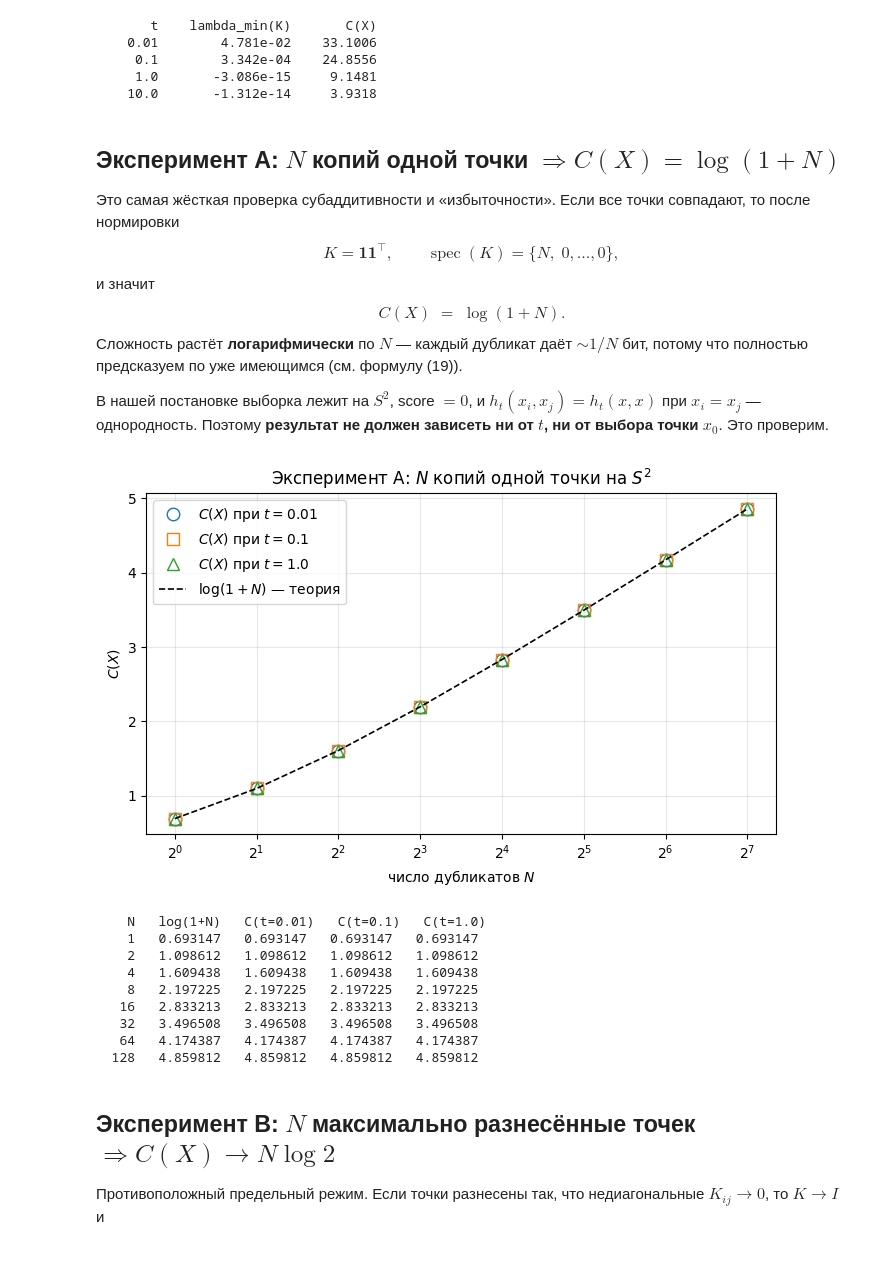
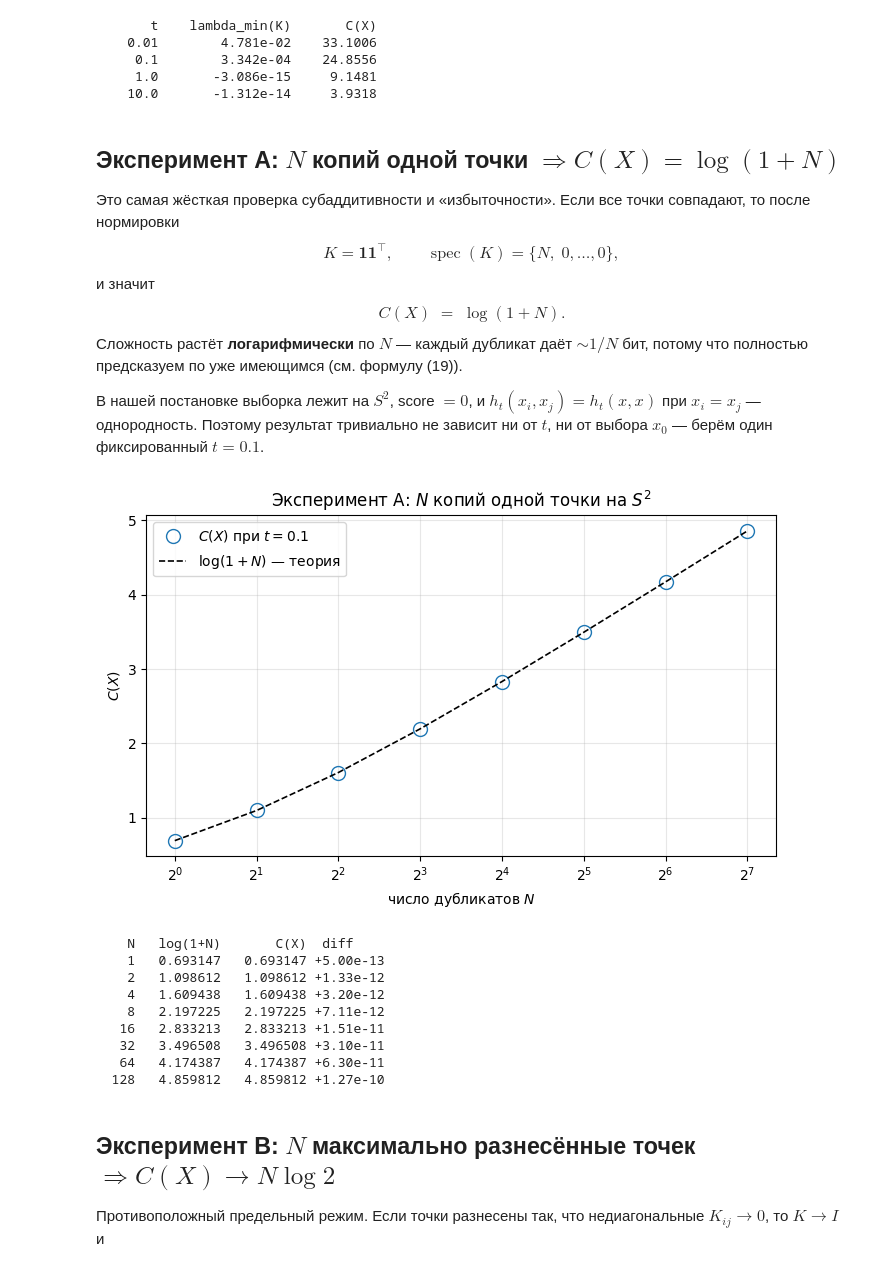
Before and after one commit to intsystems/2026-Project-211, a Jupyter notebook: code/experiments/exp1.ipynb, the cells around one changed output. Saved outputs shown, nothing was run; the diff lists cells and outputs as text; code cells hidden in the pictures.

```diff
--- a/code/experiments/exp1.ipynb
+++ b/code/experiments/exp1.ipynb
@@ -213,53 +213,40 @@ C(X) \;=\; \log(1 + N).
 $$
 Сложность растёт **логарифмически** по $N$ — каждый дубликат даёт $\sim 1/N$ бит, потому что полностью предсказуем по уже имеющимся (см. формулу (19)).
 
-В нашей постановке выборка лежит на $S^2$, score $=0$, и $h_t(x_i, x_j) = h_t(x, x)$ при $x_i = x_j$ — однородность. Поэтому **результат не должен зависеть ни от $t$, ни от выбора точки $x_0$**. Это проверим.
+В нашей постановке выборка лежит на $S^2$, score $=0$, и $h_t(x_i, x_j) = h_t(x, x)$ при $x_i = x_j$ — однородность. Поэтому результат тривиально не зависит ни от $t$, ни от выбора $x_0$ — берём один фиксированный $t = 0.1$.
 # %%
 N_grid = np.array([1, 2, 4, 8, 16, 32, 64, 128])
 x0 = sample_sphere_uniform(1, np.random.default_rng(7))
+t = 0.1
 
-ts = (0.01, 0.1, 1.0)
-results_A = {t: [] for t in ts}
-for N in N_grid:
-    Xs = np.tile(x0, (N, 1))
-    for t in ts:
-        K = normalised_K(Xs, t)
-        results_A[t].append(complexity(K))
-
+C_A = np.array([complexity(normalised_K(np.tile(x0, (N, 1)), t)) for N in N_grid])
 theory_A = np.log(1 + N_grid)
 
 fig, ax = plt.subplots(figsize=(7, 4.5))
-markers = ['o', 's', '^']
-for marker, t in zip(markers, ts):
-    ax.plot(N_grid, results_A[t], marker, ms=9, mfc='none',
-            label=fr'$C(X)$ при $t={t}$')
+ax.plot(N_grid, C_A, 'o', ms=10, mfc='none', color='C0',
+        label=fr'$C(X)$ при $t={t}$')
 ax.plot(N_grid, theory_A, 'k--', lw=1.2, label=r'$\log(1+N)$ — теория')
 ax.set_xscale('log', base=2)
 ax.set_xlabel('число дубликатов $N$')
 ax.set_ylabel(r'$C(X)$')
 ax.set_title(r'Эксперимент A: $N$ копий одной точки на $S^2$')
 ax.legend(); ax.grid(True, alpha=0.3)
-plt.tight_layout()
-plt.show()
+plt.tight_layout(); plt.show()
 
-header = f"{'N':>5} {'log(1+N)':>10}" + ''.join(f"   C(t={t})" for t in ts)
-print(header)
-for i, N in enumerate(N_grid):
-    row = f"{int(N):>5d} {theory_A[i]:>10.6f}"
-    for t in ts:
-        row += f" {results_A[t][i]:>10.6f}"
-    print(row)
+print(f"{'N':>5} {'log(1+N)':>10} {'C(X)':>10}  diff")
+for N, c in zip(N_grid, C_A):
+    print(f"{int(N):>5d} {np.log(1+N):>10.6f} {c:>10.6f} {c-np.log(1+N):+.2e}")
 # %% [output]
-[figure, old version]
+[figure, new version]
-    N   log(1+N)   C(t=0.01)   C(t=0.1)   C(t=1.0)
-    1   0.693147   0.693147   0.693147   0.693147
-    2   1.098612   1.098612   1.098612   1.098612
-    4   1.609438   1.609438   1.609438   1.609438
-    8   2.197225   2.197225   2.197225   2.197225
-   16   2.833213   2.833213   2.833213   2.833213
-   32   3.496508   3.496508   3.496508   3.496508
-   64   4.174387   4.174387   4.174387   4.174387
-  128   4.859812   4.859812   4.859812   4.859812
+    N   log(1+N)       C(X)  diff
+    1   0.693147   0.693147 +5.00e-13
+    2   1.098612   1.098612 +1.33e-12
+    4   1.609438   1.609438 +3.20e-12
+    8   2.197225   2.197225 +7.11e-12
+   16   2.833213   2.833213 +1.51e-11
+   32   3.496508   3.496508 +3.10e-11
+   64   4.174387   4.174387 +6.30e-11
+  128   4.859812   4.859812 +1.27e-10
 # %% [markdown]
 ## Эксперимент B: $N$ максимально разнесённые точек $\Rightarrow C(X) \to N\log 2$
 
```
Also changed, not shown: parts of 3 cells of this notebook, 1 other file.
